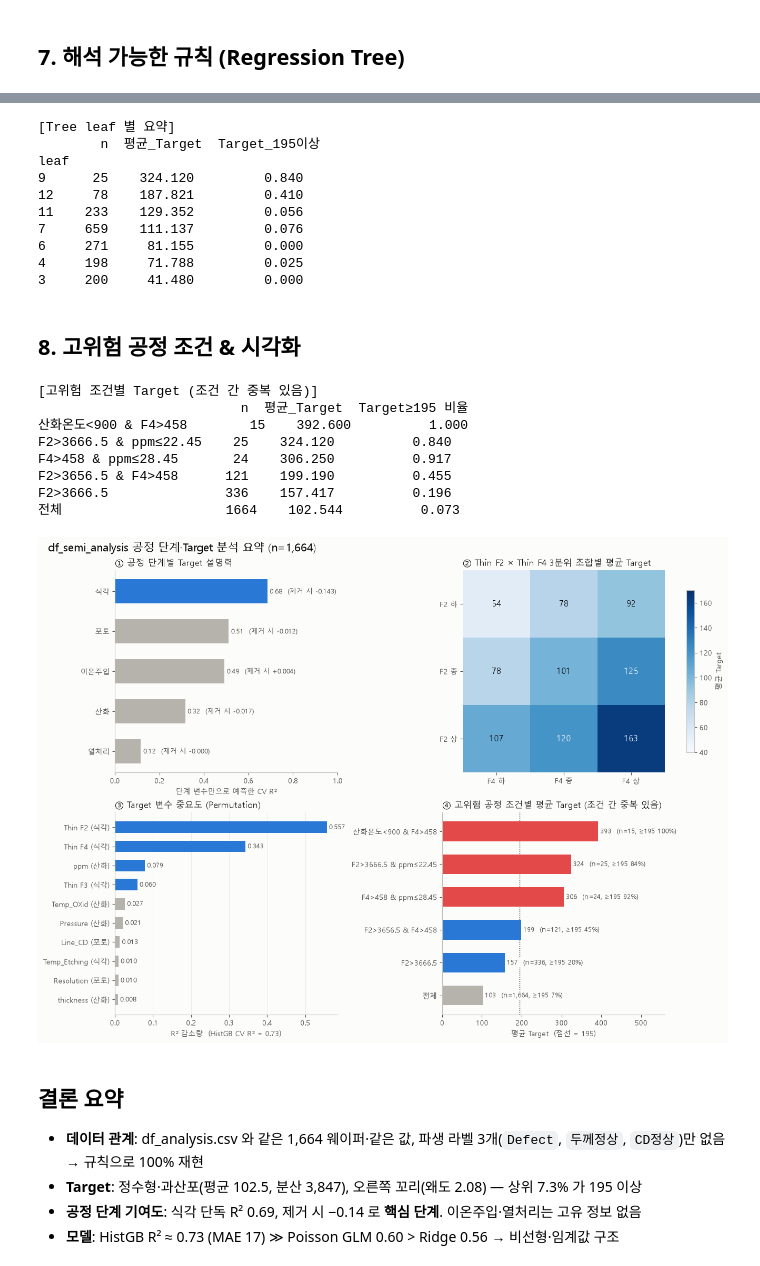
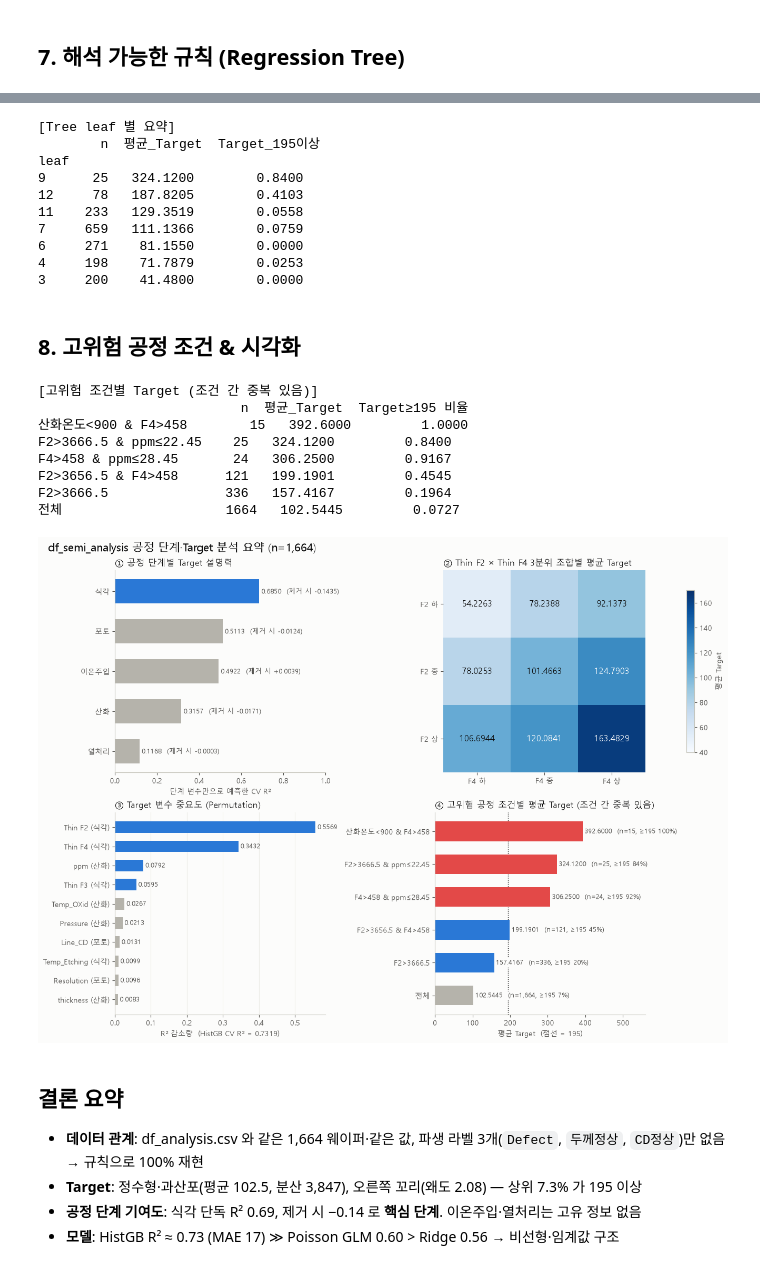
Before and after one commit to s1len7/2026_KSIA_DS_ADVANCED, a Jupyter notebook: analysis/df_semi_analysis.ipynb, the cells around one changed output, grey strips where cells are left out. Drawn from its saved outputs; the diff is of its cells as text; code cells hidden in the pictures.

```diff
--- a/analysis/df_semi_analysis.ipynb
+++ b/analysis/df_semi_analysis.ipynb
@@ -419,18 +420,18 @@ leaf_tbl = df.groupby(leaf)['Target'].agg(
     n='size', 평균_Target='mean', Target_195이상=lambda v: (v >= 195).mean()
 ).sort_values('평균_Target', ascending=False)
 print(f'[Tree leaf 별 요약]')
-print(leaf_tbl.round(3))
+print(leaf_tbl)
 # %% [output]
 [Tree leaf 별 요약]
         n  평균_Target  Target_195이상
 leaf
-9      25    324.120         0.840
-12     78    187.821         0.410
-11    233    129.352         0.056
-7     659    111.137         0.076
-6     271     81.155         0.000
-4     198     71.788         0.025
-3     200     41.480         0.000
+9      25   324.1200        0.8400
+12     78   187.8205        0.4103
+11    233   129.3519        0.0558
+7     659   111.1366        0.0759
+6     271    81.1550        0.0000
+4     198    71.7879        0.0253
+3     200    41.4800        0.0000
 # %% [markdown]
 ## 8. 고위험 공정 조건 & 시각화
 # %%
@@ -448,16 +449,16 @@ risk = pd.DataFrame({
     'Target≥195 비율': {k: (df.loc[m, 'Target'] >= 195).mean() for k, m in conds.items()},
 })
 print(f'[고위험 조건별 Target (조건 간 중복 있음)]')
-print(risk.round(3))
+print(risk)
 # %% [output]
 [고위험 조건별 Target (조건 간 중복 있음)]
                           n  평균_Target  Target≥195 비율
-산화온도<900 & F4>458        15    392.600          1.000
-F2>3666.5 & ppm≤22.45    25    324.120          0.840
-F4>458 & ppm≤28.45       24    306.250          0.917
-F2>3656.5 & F4>458      121    199.190          0.455
-F2>3666.5               336    157.417          0.196
-전체                     1664    102.544          0.073
+산화온도<900 & F4>458        15   392.6000         1.0000
+F2>3666.5 & ppm≤22.45    25   324.1200         0.8400
+F4>458 & ppm≤28.45       24   306.2500         0.9167
+F2>3656.5 & F4>458      121   199.1901         0.4545
+F2>3666.5               336   157.4167         0.1964
+전체                     1664   102.5445         0.0727
 # %%
 import os
 import matplotlib.pyplot as plt
@@ -466,7 +467,8 @@ import matplotlib.pyplot as plt
 plt.rcParams.update({'font.family': 'Malgun Gothic', 'axes.unicode_minus': False, 'font.size': 10,
                      'axes.edgecolor': '#c3c2b7', 'axes.labelcolor': '#52514e', 'xtick.color': '#52514e',
                      'ytick.color': '#52514e', 'axes.spines.top': False, 'axes.spines.right': False,
-                     'figure.facecolor': '#fcfcfb', 'axes.facecolor': '#fcfcfb'})
+                     'figure.facecolor': '#fcfcfb', 'axes.facecolor': '#fcfcfb',
+                     'axes.formatter.useoffset': False, 'axes.formatter.limits': (-99, 99)})   # 축 지수 표기 끄기
 BLUE, ORANGE, RED, GRAY, INK, SUB = '#2a78d6', '#eb6834', '#e34948', '#b5b3ab', '#0b0b0b', '#52514e'
 
 fig, ax = plt.subplots(2, 2, figsize=(13, 9.5), constrained_layout=True)
@@ -476,7 +478,7 @@ fig.suptitle('df_semi_analysis 공정 단계·Target 분석 요약 (n=1,664)', f
 a = ax[0, 0]; st = stage_tbl.sort_values('단독 R2')
 a.barh(st.index, st['단독 R2'], height=0.6, color=[BLUE if i == '식각' else GRAY for i in st.index])
 for i, (r2, dlt) in enumerate(zip(st['단독 R2'], st['제거 시 ΔR2'])):
-    a.text(r2 + 0.01, i, f'{r2:.2f}  (제거 시 {dlt:+.3f})', va='center', fontsize=9, color=SUB)
+    a.text(r2 + 0.01, i, f'{r2:,.4f}  (제거 시 {dlt:+,.4f})', va='center', fontsize=9, color=SUB)
 a.set_xlim(0, 1); a.set_xlabel('단계 변수만으로 예측한 CV R²')
 a.set_title('① 공정 단계별 Target 설명력', loc='left', color=INK)
 
@@ -485,38 +487,38 @@ a = ax[0, 1]
 im = a.imshow(heat.values, cmap='Blues', vmin=40, vmax=170)
 a.set_xticks(range(3), heat.columns); a.set_yticks(range(3), heat.index)
 for i in range(3):
     for j in range(3):
         v = heat.values[i, j]
-        a.text(j, i, f'{v:.0f}', ha='center', va='center', fontsize=12, color='white' if v > 120 else INK)
+        a.text(j, i, f'{v:,.4f}', ha='center', va='center', fontsize=12, color='white' if v > 120 else INK)
 a.spines[:].set_visible(False)
 a.set_title('② Thin F2 × Thin F4 3분위 조합별 평균 Target', loc='left', color=INK)
 fig.colorbar(im, ax=a, shrink=0.8, label='평균 Target')
 
 # ③ 변수 중요도
 a = ax[1, 0]; top = imp.head(10)[::-1]
 a.barh([f'{c} ({stage_of[c]})' for c in top.index], top.values, height=0.6,
        color=[BLUE if v > 0.05 else GRAY for v in top.values])
 for i, v in enumerate(top.values):
-    a.text(v + 0.005, i, f'{v:.3f}', va='center', fontsize=9, color=SUB)
-a.set_xlabel(f'R² 감소량  (HistGB CV R² = {full_r2:.2f})'); a.grid(axis='x', color='#ecebe7'); a.set_axisbelow(True)
+    a.text(v + 0.005, i, f'{v:,.4f}', va='center', fontsize=9, color=SUB)
+a.set_xlabel(f'R² 감소량  (HistGB CV R² = {full_r2:,.4f})'); a.grid(axis='x', color='#ecebe7'); a.set_axisbelow(True)
 a.set_title('③ Target 변수 중요도 (Permutation)', loc='left', color=INK)
 
 # ④ 고위험 조건
 a = ax[1, 1]; rk = risk.sort_values('평균_Target')
 a.barh(rk.index, rk['평균_Target'], height=0.6,
        color=[RED if v >= 250 else (BLUE if v >= 130 else GRAY) for v in rk['평균_Target']])
 for i, (v, n, p) in enumerate(zip(rk['평균_Target'], rk['n'], rk['Target≥195 비율'])):
-    a.text(v + 5, i, f'{v:.0f}  (n={n:,}, ≥195 {p:.0%})', va='center', fontsize=9, color=SUB, zorder=3,
+    a.text(v + 5, i, f'{v:,.4f}  (n={n:,}, ≥195 {p:.0%})', va='center', fontsize=9, color=SUB, zorder=3,
            bbox=dict(boxstyle='square,pad=0.15', fc='#fcfcfb', ec='none'))
 a.axvline(195, color=INK, lw=1, ls=':', zorder=0); a.set_xlim(0, 560)
 a.set_xlabel('평균 Target  (점선 = 195)')
 a.set_title('④ 고위험 공정 조건별 평균 Target (조건 간 중복 있음)', loc='left', color=INK)
 
 os.makedirs('output', exist_ok=True)
 fig.savefig('output/df_semi_analysis_summary.png', dpi=150)
 plt.show()
 # %% [output]
-[figure, old version]
+[figure, new version]
 # %% [markdown]
 ## 결론 요약
 - **데이터 관계**: df_analysis.csv 와 같은 1,664 웨이퍼·같은 값, 파생 라벨 3개(`Defect`, `두께정상`, `CD정상`)만 없음 → 규칙으로 100% 재현
```
Also changed, not shown: parts of 11 cells of this notebook, 16 other files.
